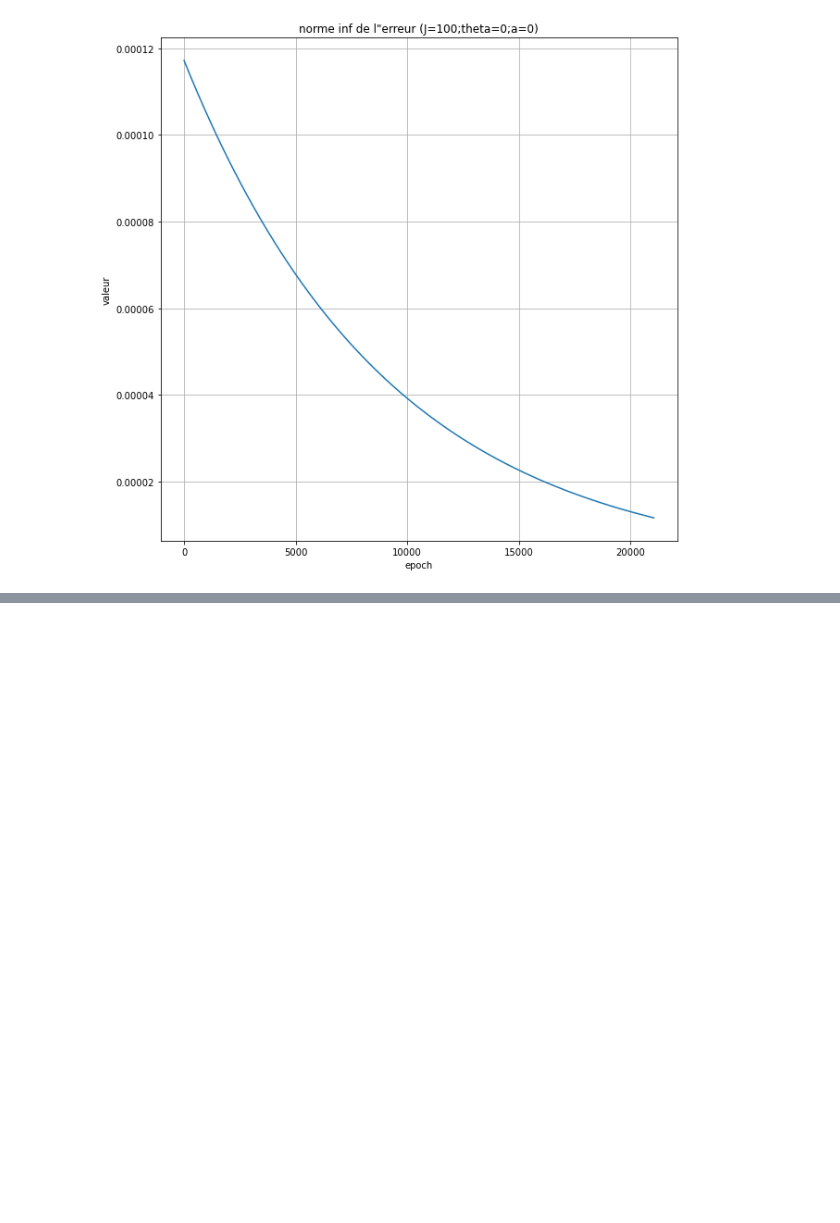
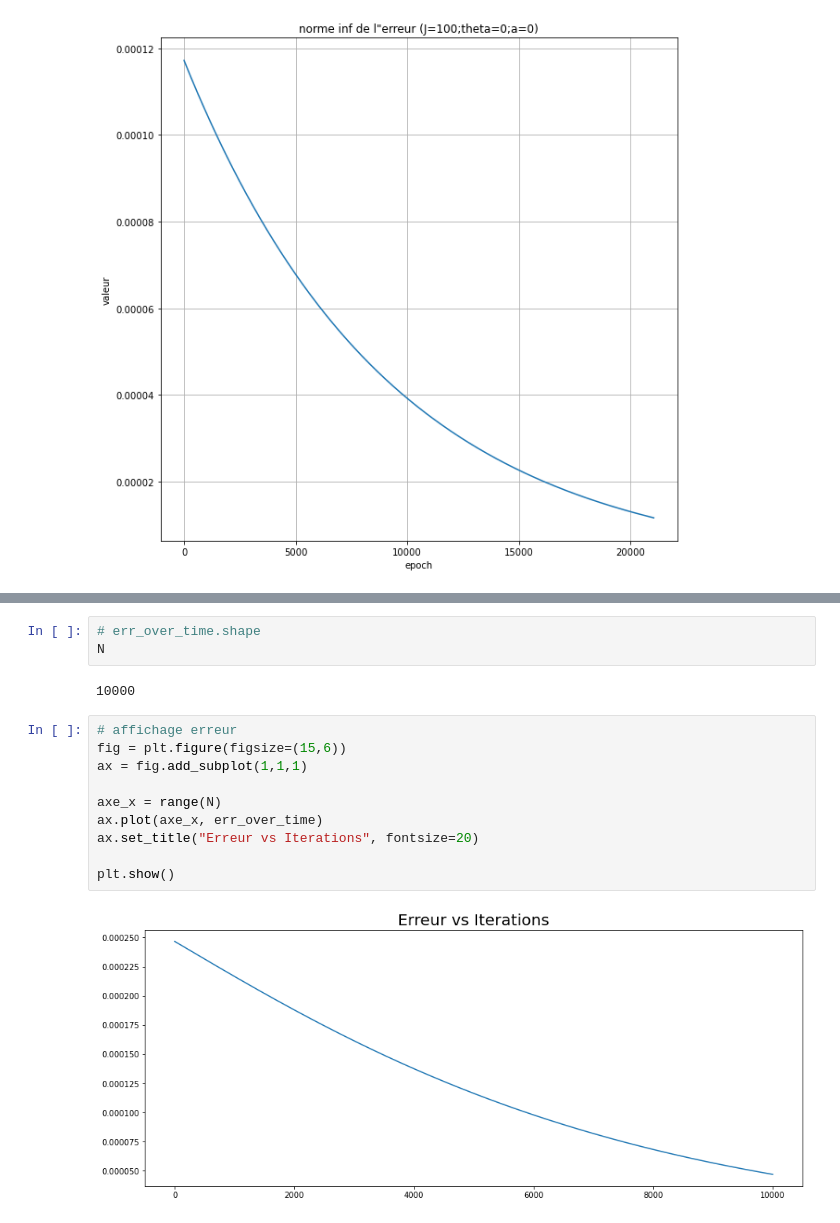
Before and after one commit to BenjaminDeporte/TP1_calcul_scientifique, a Jupyter notebook: NB_TP1_CS.ipynb, the cells around one changed output, grey strips where cells are left out. Drawn from its saved outputs; the diff is of its cells as text; blank space fills up the shorter version.

```diff
--- a/NB_TP1_CS.ipynb
+++ b/NB_TP1_CS.ipynb
@@ -229,0 +528,17 @@ delta_t = 2.5e-05
+# %%
+# err_over_time.shape
+N
+# %% [output]
+10000
+# %%
+# affichage erreur
+fig = plt.figure(figsize=(15,6))
+ax = fig.add_subplot(1,1,1)
+
+axe_x = range(N)
+ax.plot(axe_x, err_over_time)
+ax.set_title("Erreur vs Iterations", fontsize=20)
+
+plt.show()
+# %% [output]
+[figure, added]
```
Also changed, not shown: parts of 30 cells of this notebook.
